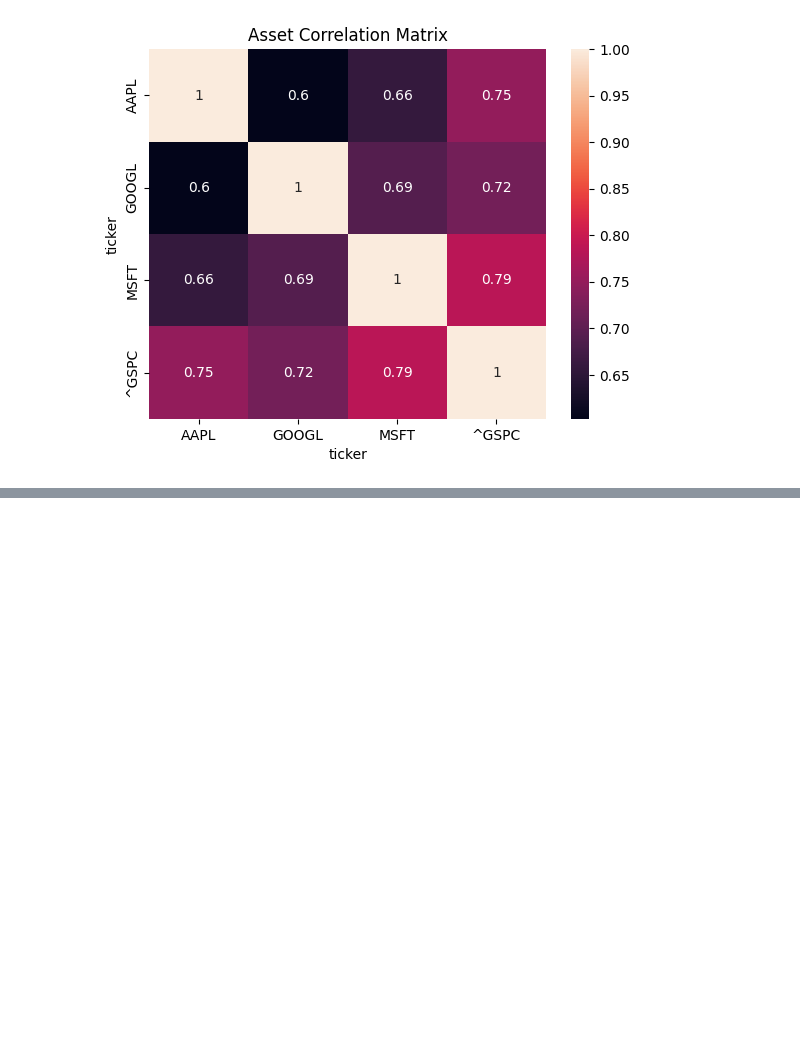
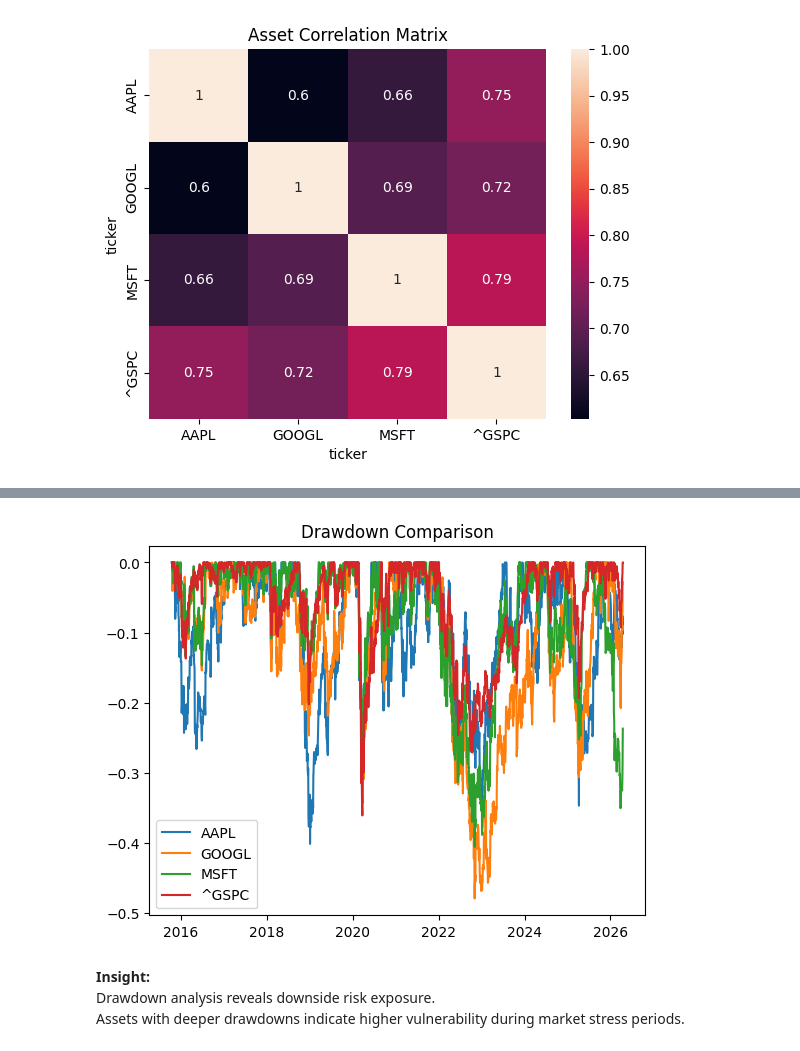
Before and after one commit to r0hansng/financial-intelligence-dashboard, a Jupyter notebook: notebooks/storytelling_dashboard.ipynb, the cells around one changed output, grey strips where cells are left out. Cells and saved outputs as stored; diff of their text form; code cells hidden in the pictures; blank space fills up the shorter version.

```diff
--- a/notebooks/storytelling_dashboard.ipynb
+++ b/notebooks/storytelling_dashboard.ipynb
@@ -62,0 +119,18 @@ plt.show()
+# %%
+cum_returns = (1 + pivot).cumprod()
+rolling_max = cum_returns.cummax()
+drawdown = (cum_returns - rolling_max) / rolling_max
+
+plt.figure()
+for col in drawdown.columns:
+    plt.plot(drawdown.index, drawdown[col], label=col)
+
+plt.legend()
+plt.title("Drawdown Comparison")
+plt.show()
+# %% [output]
+[figure, added]
+# %% [markdown]
+**Insight:**
+Drawdown analysis reveals downside risk exposure.
+Assets with deeper drawdowns indicate higher vulnerability during market stress periods.
```
Also changed, not shown: parts of 7 cells of this notebook.
